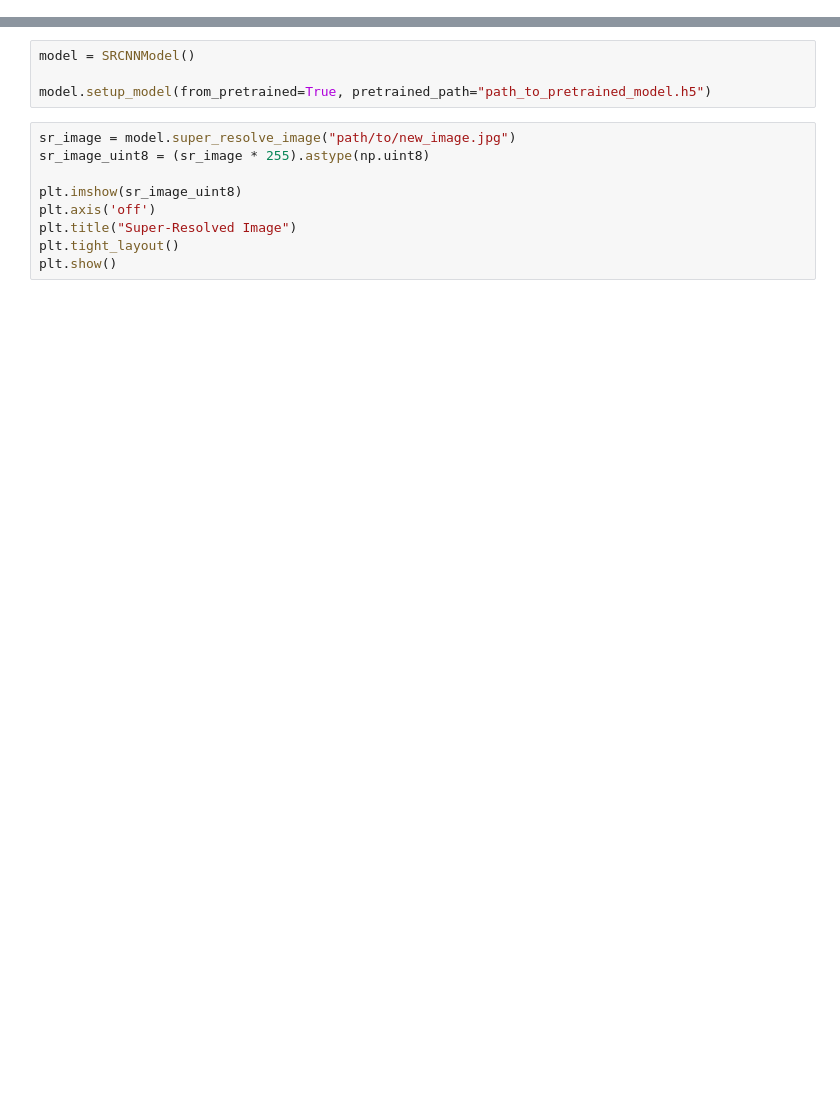
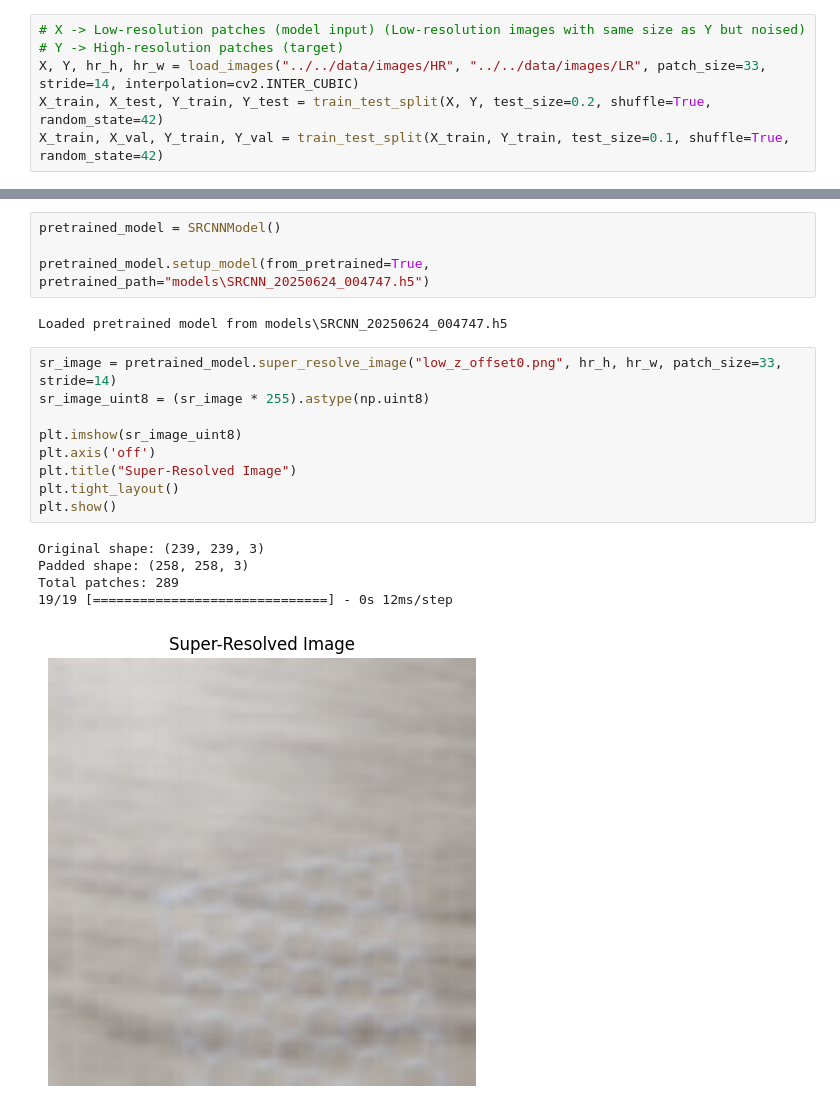
Before and after one commit to bgmanuel99/Super-Resolution-Images-for-3D-Printing-Defect-Detection, a Jupyter notebook: SRModels/CNN-BasedTechniques/SRCNN.ipynb, the cells around one changed output, grey strips where cells are left out. Saved outputs shown, nothing was run; the diff lists cells and outputs as text; blank space fills up the shorter version.

Commit message:
enhanced SRCNN

```diff
--- a/SRModels/CNN-BasedTechniques/SRCNN.ipynb
+++ b/SRModels/CNN-BasedTechniques/SRCNN.ipynb
@@ -224,6 +291,12 @@ class SRCNNModel:
         filepath = os.path.join(directory, f"SRCNN_{timestamp}.h5")
         self.model.save(filepath)
         print(f"Model saved to {filepath}")
+# %%
+# X -> Low-resolution patches (model input) (Low-resolution images with same size as Y but noised)
+# Y -> High-resolution patches (target)
+X, Y, hr_h, hr_w = load_images("../../data/images/HR", "../../data/images/LR", patch_size=33, stride=14, interpolation=cv2.INTER_CUBIC)
+X_train, X_test, Y_train, Y_test = train_test_split(X, Y, test_size=0.2, shuffle=True, random_state=42)
+X_train, X_val, Y_train, Y_val = train_test_split(X_train, Y_train, test_size=0.1, shuffle=True, random_state=42)
 # %%
 model = SRCNNModel()
 
@@ -240,13 +349,21 @@ model.save()
 # %%
-model = SRCNNModel()
+pretrained_model = SRCNNModel()
 
-model.setup_model(from_pretrained=True, pretrained_path="path_to_pretrained_model.h5")
+pretrained_model.setup_model(from_pretrained=True, pretrained_path="models\SRCNN_20250624_004747.h5")
+# %% [output]
+Loaded pretrained model from models\SRCNN_20250624_004747.h5
 # %%
-sr_image = model.super_resolve_image("path/to/new_image.jpg")
+sr_image = pretrained_model.super_resolve_image("low_z_offset0.png", hr_h, hr_w, patch_size=33, stride=14)
 sr_image_uint8 = (sr_image * 255).astype(np.uint8)
 
 plt.imshow(sr_image_uint8)
 plt.axis('off')
 plt.title("Super-Resolved Image")
 plt.tight_layout()
 plt.show()
+# %% [output]
+Original shape: (239, 239, 3)
+Padded shape: (258, 258, 3)
+Total patches: 289
+19/19 [==============================] - 0s 12ms/step
+[figure, added]
```
Also changed, not shown: parts of 8 cells of this notebook, 4 other files.
